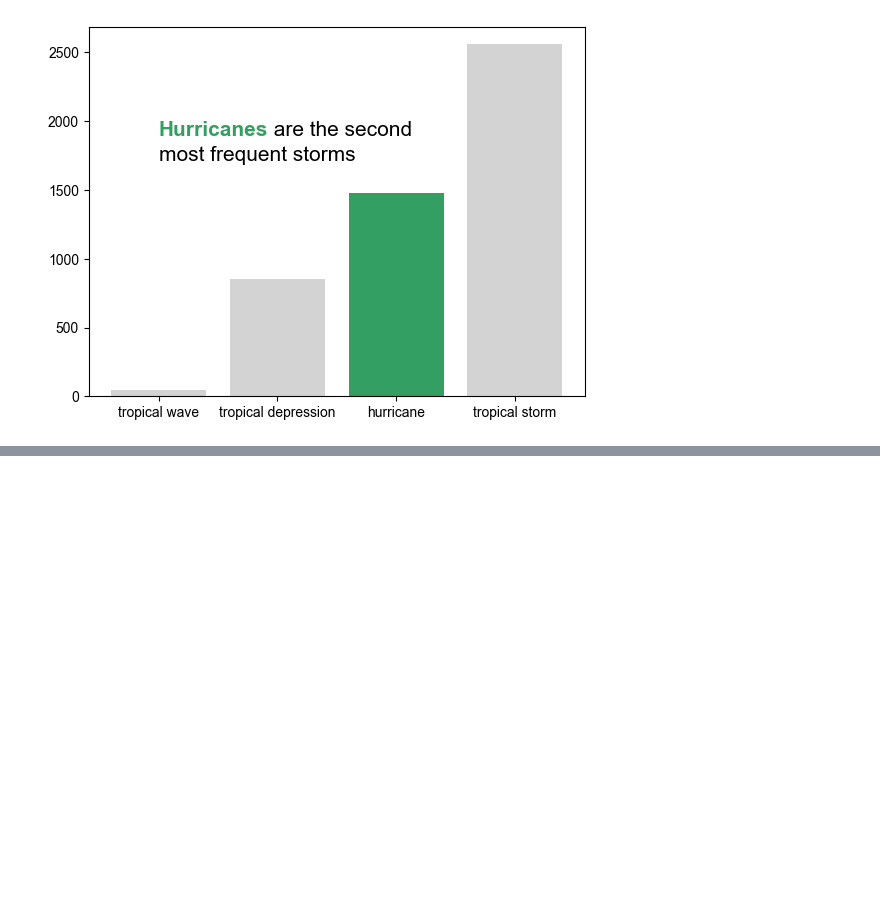
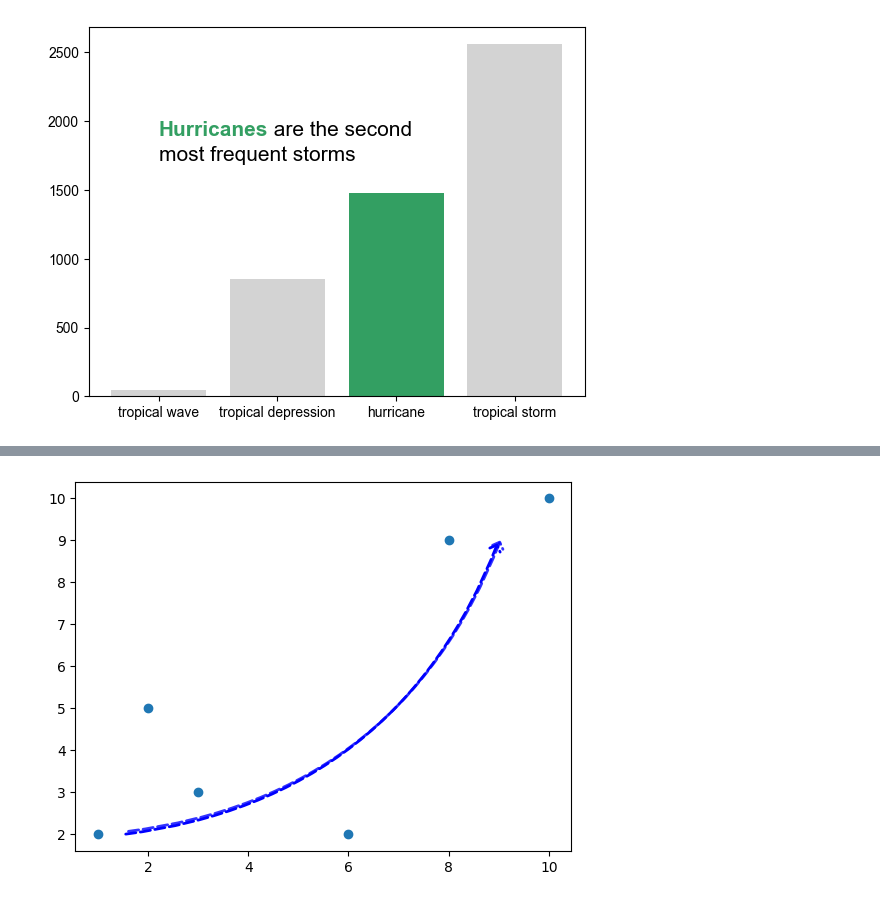
Before and after one commit to babaniyi/Data-visualisation, a Jupyter notebook: 1_notebooks/playground/class_matplotlib.ipynb, the cells around one changed output, grey strips where cells are left out. Cells and saved outputs as stored; diff of their text form; code cells hidden in the pictures; blank space fills up the shorter version.

```diff
--- a/1_notebooks/class_matplotlib.ipynb
+++ b/1_notebooks/playground/class_matplotlib.ipynb
@@ -1126,0 +1144,25 @@ plt.show()
+# %%
+fig, ax = plt.subplots()
+ax.scatter([1, 2, 3, 8, 6, 10], [2, 5, 3, 9, 2, 10])
+
+ax_arrow(
+   tail_position=[1.5, 2],
+   head_position=[9, 9],
+   color="#0000FF",
+   width=2,
+   double_headed=False,
+   fill_head=False,
+   head_width=4,
+   head_length=4,
+   radius=0.3, # makes it a curve instead of a straight line
+   linestyle="dashed",
+   ax=ax,
+   shadow_style={
+    'shadow_color': '#0000FF',
+    'offset': (2,2),
+    'alpha': 0.8
+    },
+)
+plt.show()
+# %% [output]
+[figure, added]
```
Also changed, not shown: parts of 15 cells of this notebook.
